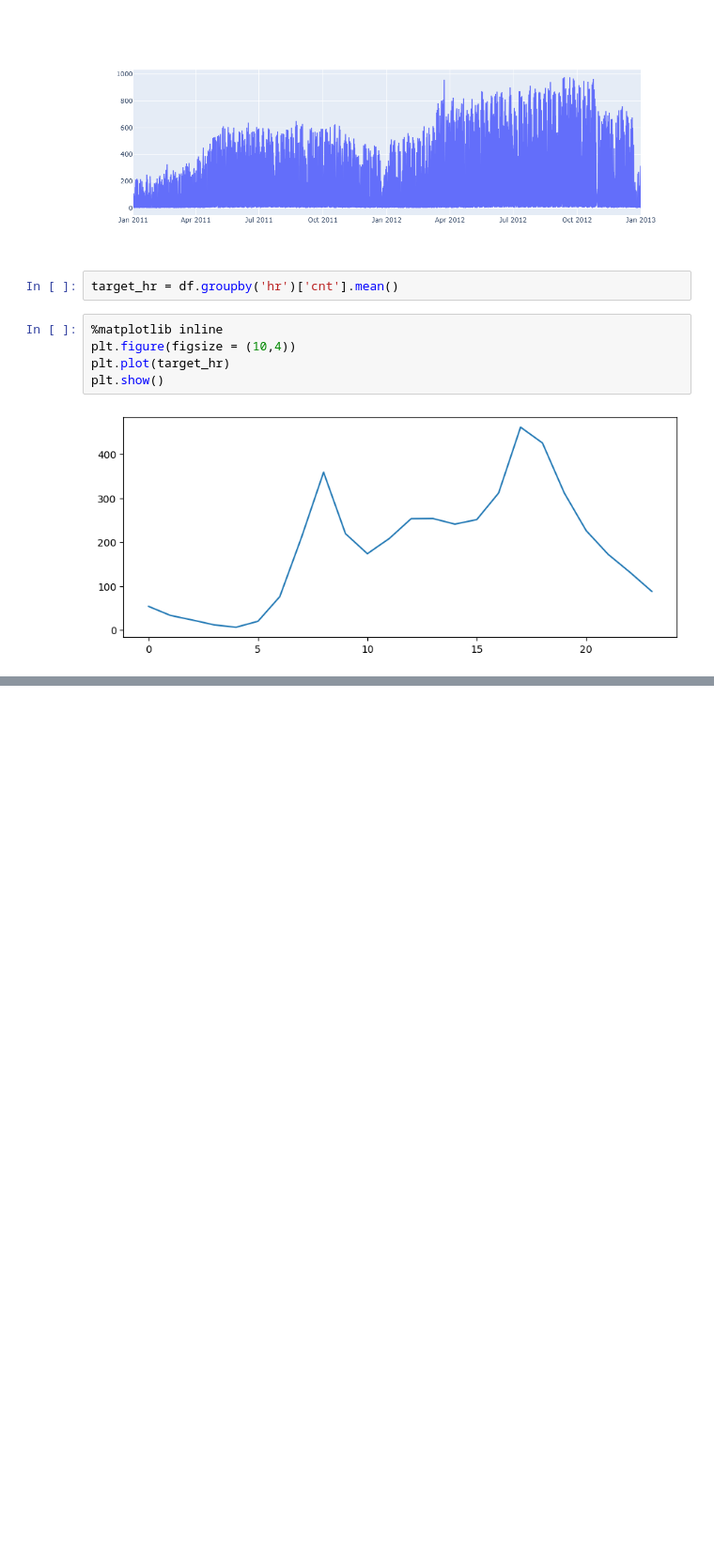
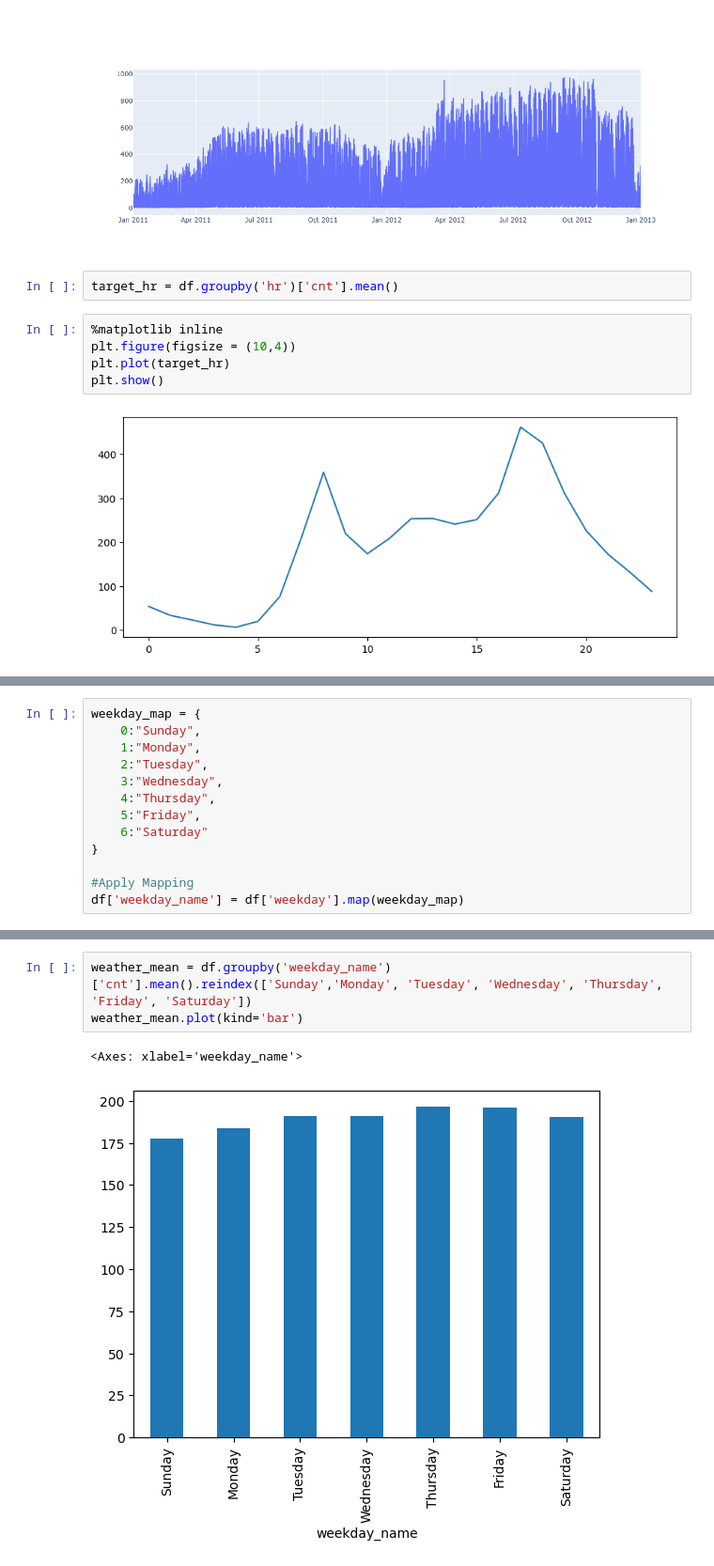
Before and after one commit to Vish-bit/ml-bike-rental-project, a Jupyter notebook: ml-app/notebooks/EDA.ipynb, the cells around one changed output, grey strips where cells are left out. Shown at 94% size. Cells and saved outputs as stored; diff of their text form; blank space fills up the shorter version.

```diff
--- a/ml-app/notebooks/EDA.ipynb
+++ b/ml-app/notebooks/EDA.ipynb
@@ -91,0 +141,13 @@ plt.show()
+# %%
+weekday_map = {
+    0:"Sunday",
+    1:"Monday",
+    2:"Tuesday",
+    3:"Wednesday",
+    4:"Thursday",
+    5:"Friday",
+    6:"Saturday"
+}
+
+#Apply Mapping
+df['weekday_name'] = df['weekday'].map(weekday_map)
@@ -91,0 +166,6 @@ plt.show()
+# %%
+weather_mean = df.groupby('weekday_name')['cnt'].mean().reindex(['Sunday','Monday', 'Tuesday', 'Wednesday', 'Thursday', 'Friday', 'Saturday'])
+weather_mean.plot(kind='bar')
+# %% [output]
+<Axes: xlabel='weekday_name'>
+[figure, added]
```
Also changed, not shown: parts of 18 cells of this notebook.
